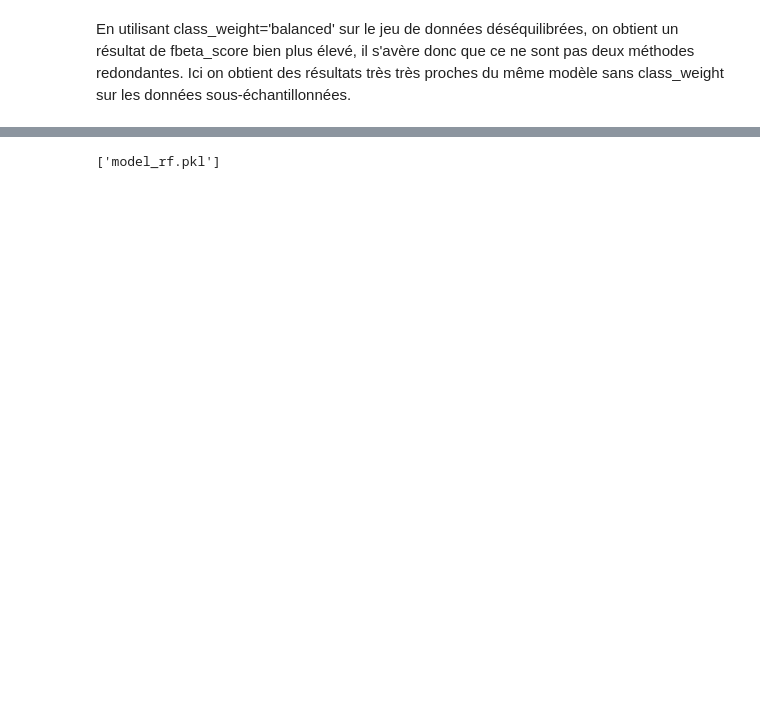
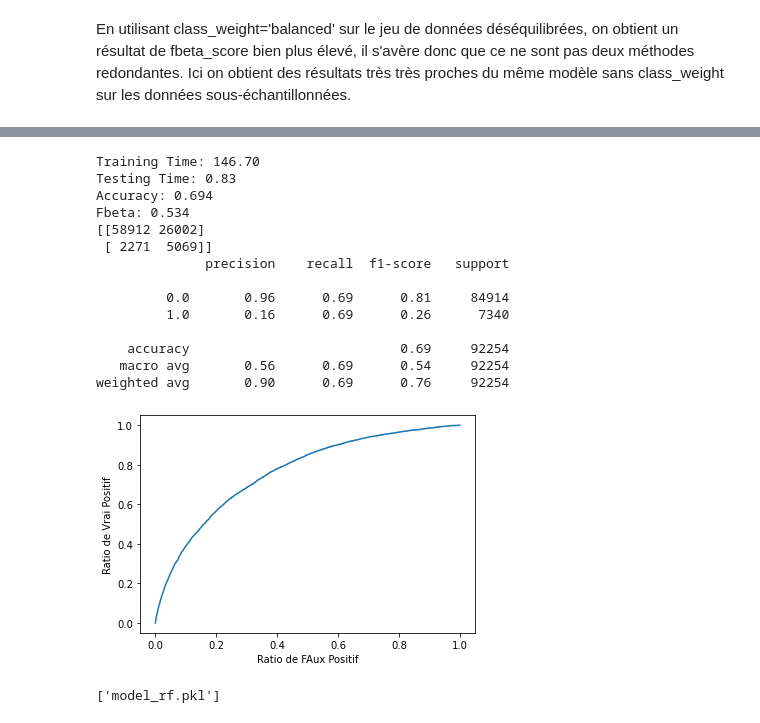
Before and after one commit to TravelAsATeam/OpenClassroomsP7, a Jupyter notebook: Model.ipynb, the cells around one changed output, grey strips where cells are left out. Saved outputs shown, nothing was run; the diff lists cells and outputs as text; code cells hidden in the pictures; blank space fills up the shorter version.

```diff
--- a/Model.ipynb
+++ b/Model.ipynb
@@ -59,6 +59,7 @@ pd.set_option('display.max_columns', None)
 # Import du fichier de données pré-traitées
 default_dir = "G:/OCDataScientist/Projet7"
 data = pd.read_csv(os.path.join(default_dir,'data_train.csv'))
+SK_ID_CURR = data.pop('SK_ID_CURR')
 
 # Création d'un imputer pour remplacer les valeurs manquantes
 from sklearn.impute import SimpleImputer
@@ -150,7 +148,7 @@ from sklearn.neighbors import KNeighborsClassifier
 # Pour le modèle KNN, les paramètres par défauts conviendront.
 
 # Entrainement sur le jeu de données déséquilibré
-knn_imb = KNeighborsClassifier()
+knn_imb = KNeighborsClassifier(n_jobs = -1)
 start = time()
 knn_imb.fit(X_train, y_train)
 end = time()
@@ -178,7 +176,7 @@ plt.xlabel('Ratio de Faux Positif')
 plt.show()
 
 # Entrainement sur le jeu de données sous échantillonné
-knn_rus = KNeighborsClassifier()
+knn_rus = KNeighborsClassifier(n_jobs = -1)
 start = time()
 knn_rus.fit(X_train_rus, y_train_rus)
 end = time()
@@ -206,7 +204,7 @@ plt.xlabel('Ratio de Faux Positif')
 plt.show()
 
 # Entrainement sur le jeu de données sur-échantillonné
-knn_smote = KNeighborsClassifier()
+knn_smote = KNeighborsClassifier(n_jobs = -1)
 start = time()
 knn_smote.fit(X_train_smote, y_train_smote)
 end = time()
@@ -318,7 +270,7 @@ Le meilleur solver par regression logistique semble être le liblinear avec une
 from sklearn.linear_model import LogisticRegression
 # Entrainement sur le jeu de données déséquilibré
 reg_imb = LogisticRegression(penalty = 'l2', solver = 'liblinear', random_state = 0,
-                             max_iter = 1000)
+                             max_iter = 1000, n_jobs = -1)
 start = time()
 reg_imb.fit(X_train, y_train)
 end = time()
@@ -347,7 +299,7 @@ plt.show()
 
 # Entrainement sur le jeu de données sous échantillonné
 reg_rus = LogisticRegression(penalty = 'l2', solver = 'liblinear', random_state = 0,
-                             max_iter = 1000)
+                             max_iter = 1000, n_jobs = -1)
 start = time()
 reg_rus.fit(X_train_rus, y_train_rus)
 end = time()
@@ -376,7 +328,7 @@ plt.show()
 
 # Entrainement sur le jeu de données sur-échantillonné
 reg_smote = LogisticRegression(penalty = 'l2', solver = 'liblinear', random_state = 0,
-                               max_iter = 1000)
+                               max_iter = 1000, n_jobs = -1)
 start = time()
 reg_smote.fit(X_train_smote, y_train_smote)
 end = time()
@@ -964,3 +741,47 @@ plt.show()
+# %%
+rf_rus = GradientBoostingClassifier(learning_rate = 0.12, loss = 'exponential', max_depth = 4,
+                                    n_estimators = 250, random_state = 0)
+start = time()
+rf_rus.fit(X_train_rus, y_train_rus)
+end = time()
+time_rf_rus_train = end - start
+print("Training Time: {:.2f}".format(time_rf_rus_train))
+# Prédiction
+start = time()
+y_rf_rus_pred = rf_rus.predict(X_test)
+end = time()
+time_rf_rus_pred = end - start
+print("Testing Time: {:.2f}".format(time_rf_rus_pred))
+# Métriques
+acc_rf_rus = metrics.accuracy_score(y_test, y_rf_rus_pred)
+print("Accuracy: {:.3f}".format(acc_rf_rus))
+fbeta_rf_rus = metrics.fbeta_score(y_test, y_rf_rus_pred, beta=3.16)
+print("Fbeta: {:.3f}".format(fbeta_rf_rus))
+confusion_rf_rus = metrics.confusion_matrix(y_test, y_rf_rus_pred)
+print(confusion_rf_rus)
+print(metrics.classification_report(y_test, y_rf_rus_pred))
+# Courbe ROC
+fpr, tpr, _ = metrics.roc_curve(y_test,  rf_rus.predict_proba(X_test)[:,1])
+plt.plot(fpr,tpr)
+plt.ylabel('Ratio de Vrai Positif')
+plt.xlabel('Ratio de FAux Positif')
+plt.show()
+# %% [output]
+Training Time: 146.70
+Testing Time: 0.83
+Accuracy: 0.694
+Fbeta: 0.534
+[[58912 26002]
+ [ 2271  5069]]
+              precision    recall  f1-score   support
+
+         0.0       0.96      0.69      0.81     84914
+         1.0       0.16      0.69      0.26      7340
+
+    accuracy                           0.69     92254
+   macro avg       0.56      0.69      0.54     92254
+weighted avg       0.90      0.69      0.76     92254
+[figure, added]
 # %%
 # Persistance du modèle
 import joblib
```
Also changed, not shown: parts of 24 cells of this notebook, 2 other files.
